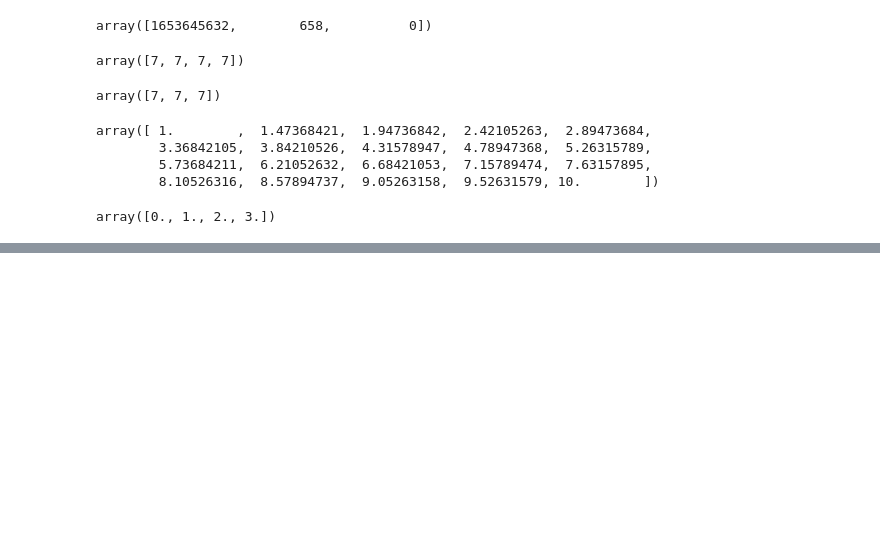
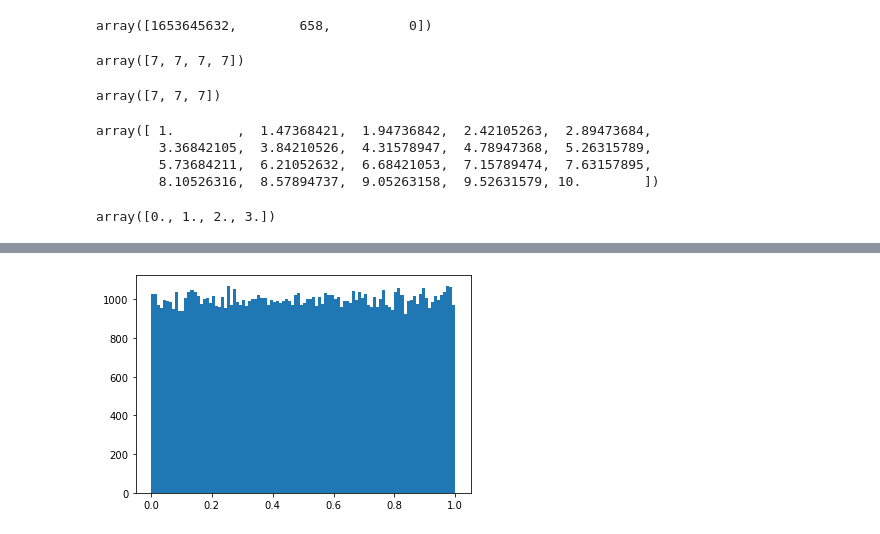
Before and after one commit to MevlutYildiz77/Numpy, a Jupyter notebook: numpy_in_class.ipynb, the cells around one changed output, grey strips where cells are left out. Saved outputs shown, nothing was run; the diff lists cells and outputs as text; code cells hidden in the pictures; blank space fills up the shorter version.

```diff
--- a/numpy_in_class.ipynb
+++ b/numpy_in_class.ipynb
@@ -127,0 +179,5 @@ array([0., 1., 2., 3.])
+# %%
+arr = np.random.rand(99999)
+plt.hist(arr, bins=100);
+# %% [output]
+[figure, added]
```
Also changed, not shown: parts of 39 cells of this notebook.
